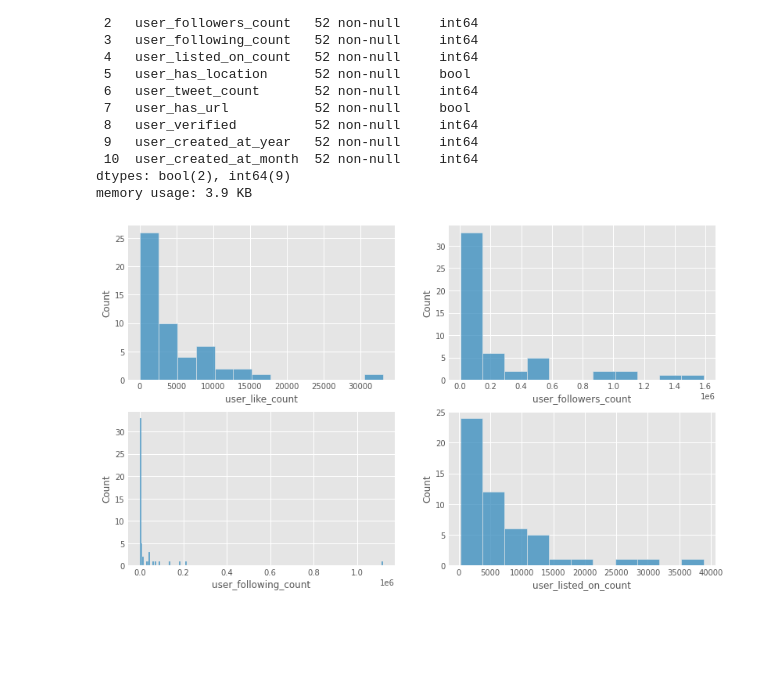
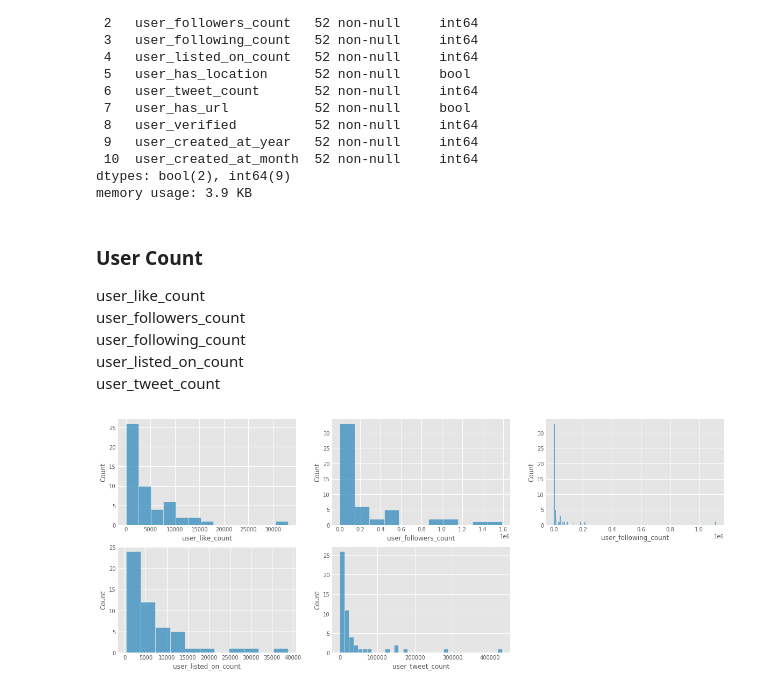
Before and after one commit to shpatrickguo/bitgrit, a Jupyter notebook: Viral Tweets Prediction Challenge/Viral Tweets Prediction Challenge.ipynb, the cells around one changed output. Saved outputs shown, nothing was run; the diff lists cells and outputs as text; code cells hidden in the pictures; blank space fills up the shorter version.

```diff
--- a/Viral Tweets Prediction Challenge/Viral Tweets Prediction Challenge.ipynb
+++ b/Viral Tweets Prediction Challenge/Viral Tweets Prediction Challenge.ipynb
@@ -210,9 +208,19 @@ memory usage: 3.9 KB
+# %% [markdown]
+### User Count
+user_like_count
+user_followers_count
+user_following_count
+user_listed_on_count
+user_tweet_count
 # %%
-fig, axs = plt.subplots(2, 2, figsize=(12, 8))
+fig, axs = plt.subplots(2, 3, figsize=(18, 8))
 
-sns.histplot(users, x = 'user_like_count', ax = axs[0,0]);
-sns.histplot(users, x = 'user_followers_count', ax = axs[0,1]);
-sns.histplot(users, x = 'user_following_count', ax = axs[1,0]);
-sns.histplot(users, x = 'user_listed_on_count', ax = axs[1,1]);
+sns.histplot(users, x = 'user_like_count', ax = axs[0,0])
+sns.histplot(users, x = 'user_followers_count', ax = axs[0,1])
+sns.histplot(users, x = 'user_following_count', ax = axs[0,2])
+sns.histplot(users, x = 'user_listed_on_count', ax = axs[1,0])
+sns.histplot(users, x = 'user_tweet_count', ax = axs[1,1])
+axs[1][2].set_visible(False)
+plt.show()
 # %% [output]
-[figure, old version]
+[figure, new version]
```
Also changed, not shown: parts of 19 cells of this notebook.
